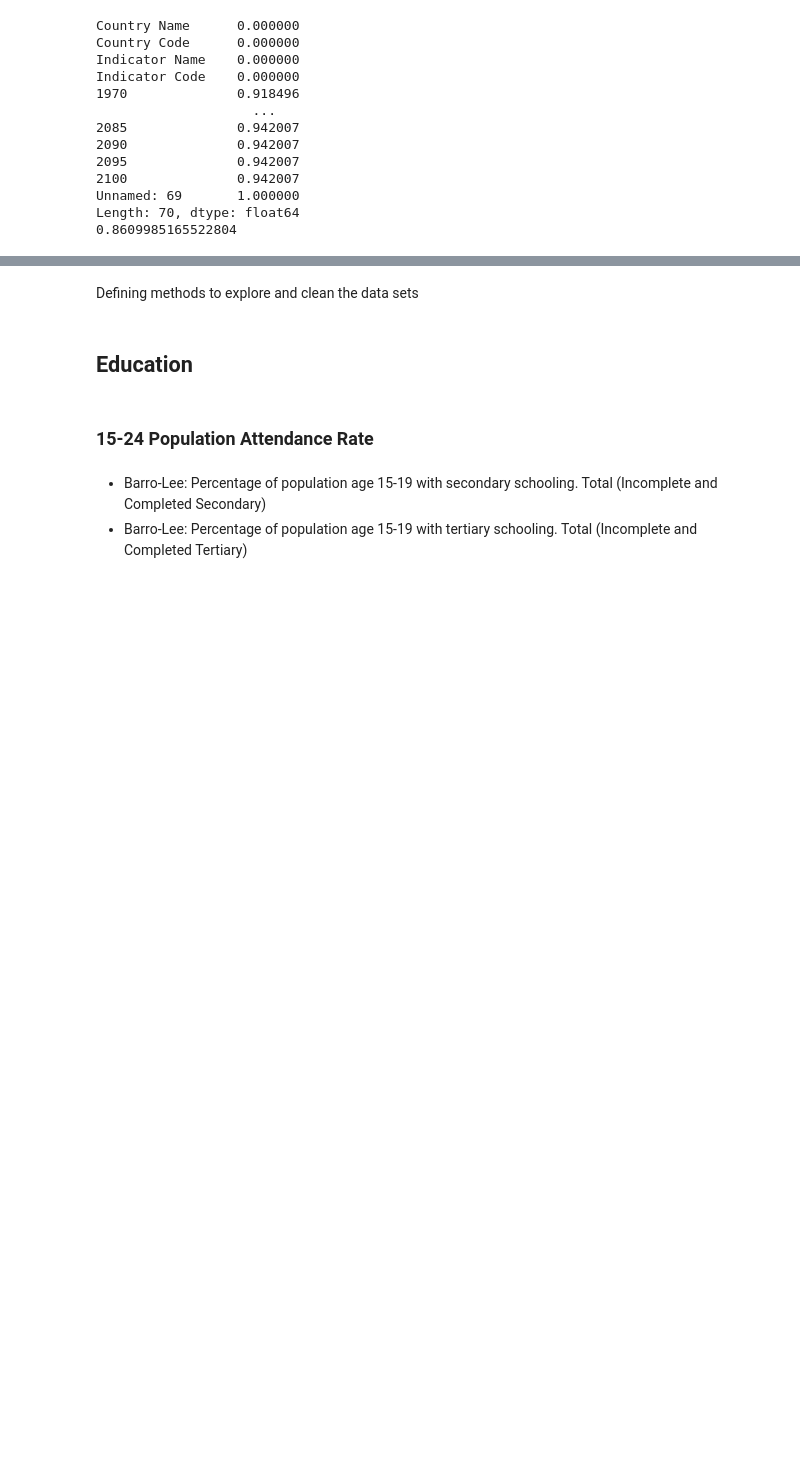
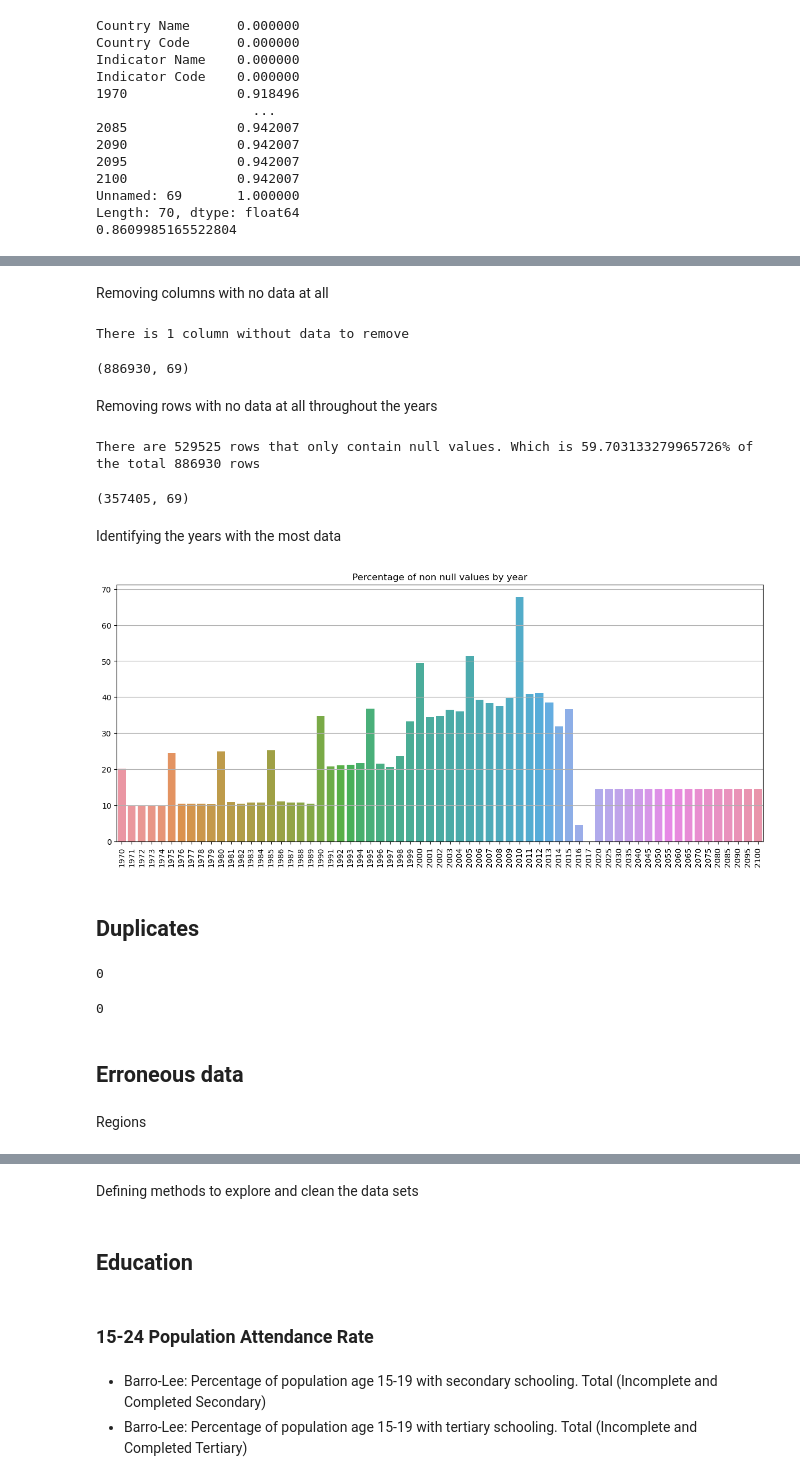
Before and after one commit to Dzov/DSP2, a Jupyter notebook: P2-notebook.ipynb, the cells around one changed output, grey strips where cells are left out. Saved outputs shown, nothing was run; the diff lists cells and outputs as text; code cells hidden in the pictures; blank space fills up the shorter version.

```diff
--- a/P2-notebook.ipynb
+++ b/P2-notebook.ipynb
@@ -6,11 +6,11 @@ import pandas as pd
 import numpy as np
 import seaborn as sns
 
-country_series = pd.read_csv("p2data/EdStatsCountry-Series.csv")
-country = pd.read_csv("p2data/EdStatsCountry.csv")
-data = pd.read_csv("p2data/EdStatsData.csv")
-series = pd.read_csv("p2data/EdStatsSeries.csv")
-foot_note = pd.read_csv("p2data/EdStatsFootNote.csv")
+raw_country_series = pd.read_csv("p2data/EdStatsCountry-Series.csv")
+raw_country = pd.read_csv("p2data/EdStatsCountry.csv")
+raw_data = pd.read_csv("p2data/EdStatsData.csv")
+raw_series = pd.read_csv("p2data/EdStatsSeries.csv")
+raw_foot_note = pd.read_csv("p2data/EdStatsFootNote.csv")
 # %% [markdown]
 Countries
 # %%
@@ -99,0 +119,59 @@ years =
+# %% [markdown]
+Removing columns with no data at all
+# %%
+null_column_data = raw_data.isnull().mean()
+columns_to_remove = null_column_data[null_column_data == 1].index
+print("There is " + str(columns_to_remove.size) + " column without data to remove")
+
+data = raw_data.drop(columns_to_remove, axis=1)
+data.shape
+# %% [output]
+There is 1 column without data to remove
+(886930, 69)
+# %% [markdown]
+Removing rows with no data at all throughout the years
+# %%
+years = data.columns[4:].values
+
+null_row_data = raw_data[years].isnull().mean(axis=1)
+rows_to_remove = null_row_data[null_row_data == 1].index
+print(
+    "There are "
+    + str(rows_to_remove.size)
+    + " rows that only contain null values. Which is "
+    + str(rows_to_remove.size / raw_data.shape[0] * 100)
+    + "% of the total "
+    + str(raw_data.shape[0])
+    + " rows"
+)
+
+data = data.drop(rows_to_remove, axis=0)
+data.shape
+# %% [output]
+There are 529525 rows that only contain null values. Which is 59.703133279965726% of the total 886930 rows
+(357405, 69)
+# %% [markdown]
+Identifying the years with the most data
+# %%
+plt.figure(figsize=[15, 6])
+sns.barplot(x=years, y=data.iloc[:, 4:].notna().mean() * 100)
+plt.xticks(rotation=90)
+plt.grid(axis="y")
+plt.title("Percentage of non null values by year")
+plt.show()
+# %% [output]
+[figure, added]
+# %% [markdown]
+## Duplicates
+# %%
+print(data.duplicated().sum())
+# %% [output]
+0
+# %%
+print(raw_country.duplicated().sum())
+# %% [output]
+0
+# %% [markdown]
+## Erroneous data
+# %% [markdown]
+Regions
```
Also changed, not shown: parts of 35 cells of this notebook.
